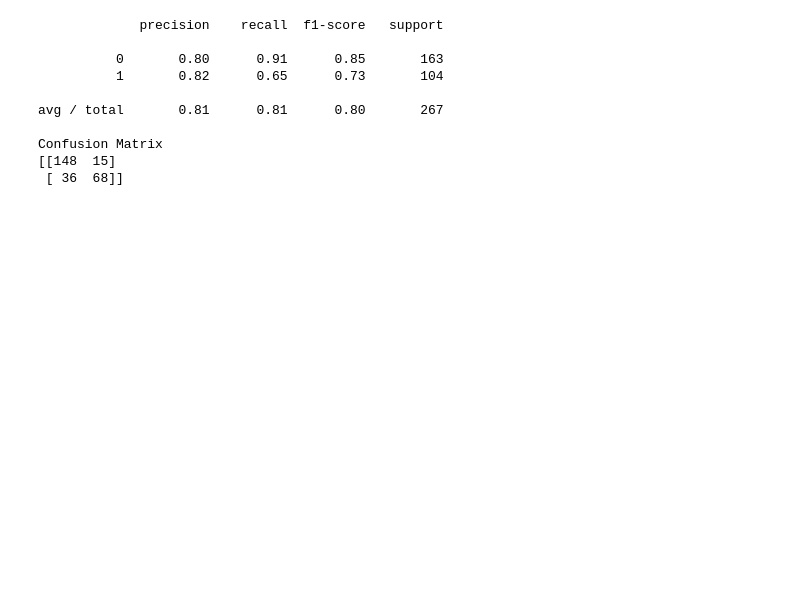
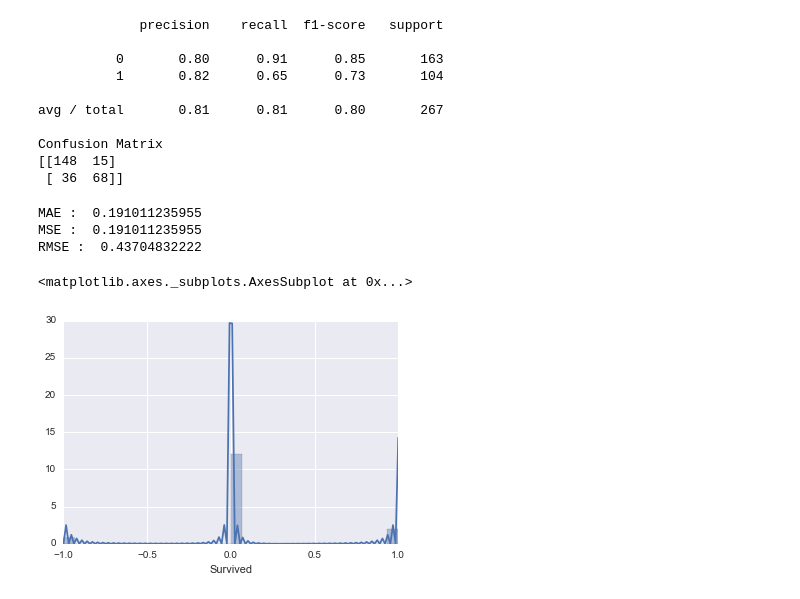
Before and after one commit to horrormyth/Machine-Learning-Python, a Jupyter notebook: Logistic-Exercise - Titanic.ipynb, the cells around one changed output. Drawn from its saved outputs; the diff is of its cells as text; code cells hidden in the pictures; blank space fills up the shorter version.

```diff
--- a/Logistic-Exercise - Titanic.ipynb
+++ b/Logistic-Exercise - Titanic.ipynb
@@ -364,0 +362,15 @@ Confusion Matrix
+# %%
+from sklearn import metrics
+mae = metrics.mean_absolute_error(y_test,pred)
+mse = metrics.mean_squared_error(y_test,pred)
+rmse = np.sqrt(metrics.mean_squared_error(y_test,pred))
+print 'MAE : ',mae
+print 'MSE : ',mse
+print 'RMSE : ',rmse
+sns.distplot(y_test-pred,bins=30)
+# %% [output]
+MAE :  0.191011235955
+MSE :  0.191011235955
+RMSE :  0.43704832222
+<matplotlib.axes._subplots.AxesSubplot at 0x...>
+[figure, added]
```
Also changed, not shown: parts of 2 cells of this notebook, 2 other files.
